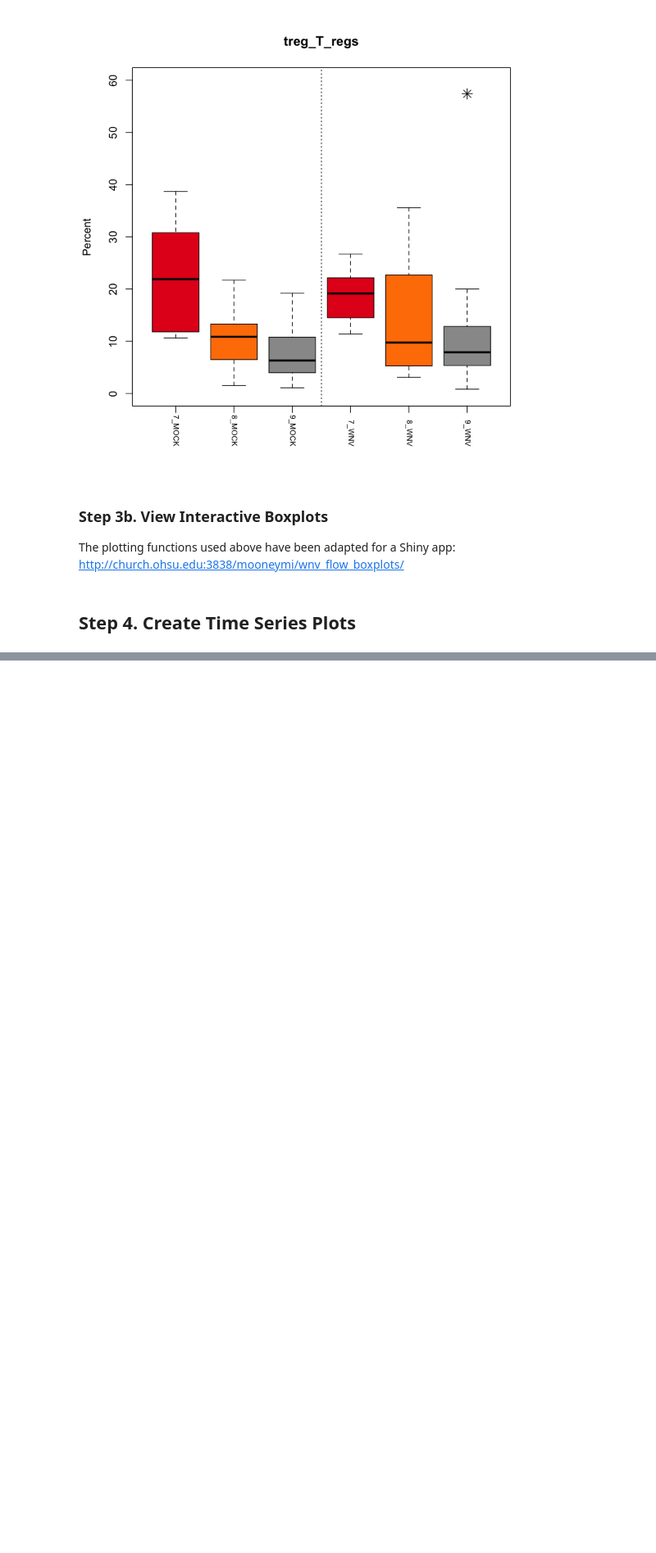
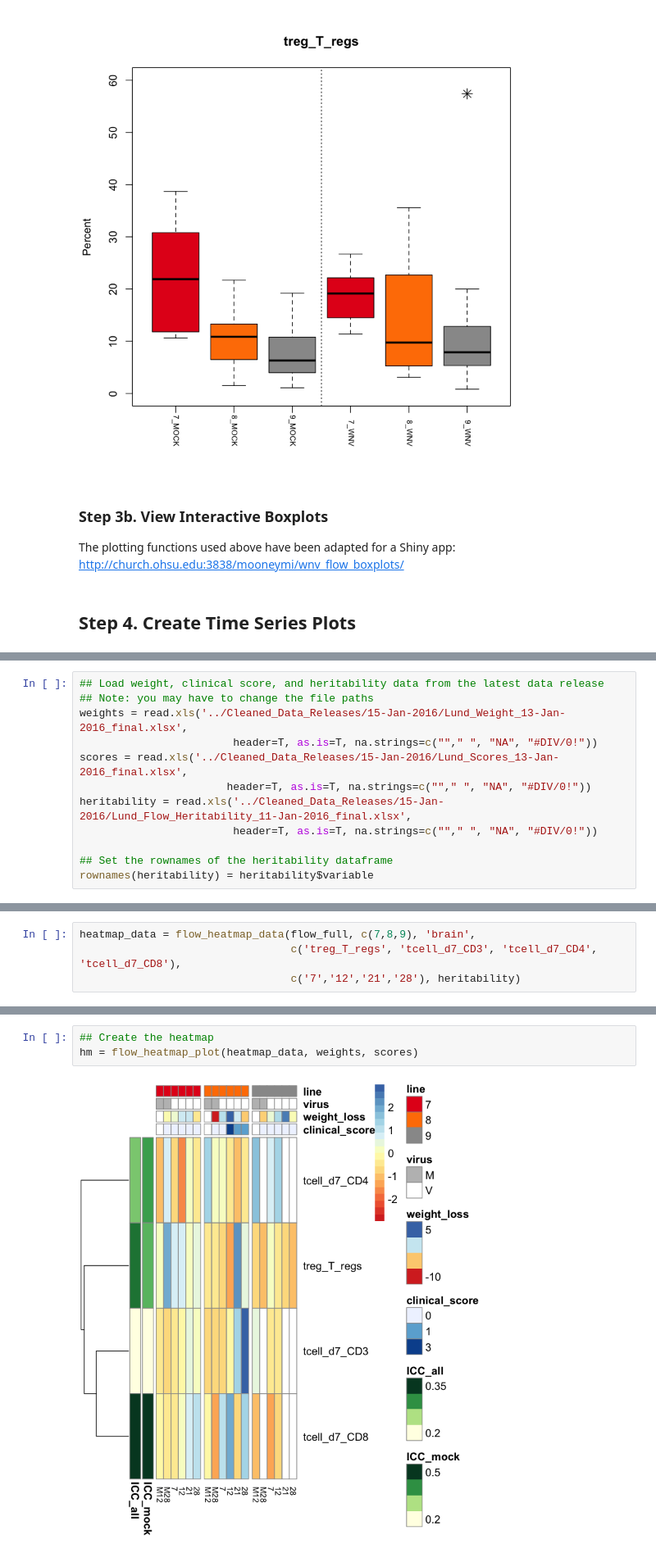
Before and after one commit to mooneymi/jupyter_notebooks, a Jupyter notebook: r/SIG/SIG_WNV_Flow_Data_Plotting.ipynb, the cells around one changed output, grey strips where cells are left out. Shown at 82% size. Cells and saved outputs as stored; diff of their text form; blank space fills up the shorter version.

```diff
--- a/r/SIG/SIG_WNV_Flow_Data_Plotting.ipynb
+++ b/r/SIG/SIG_WNV_Flow_Data_Plotting.ipynb
@@ -57,0 +145,12 @@ The plotting functions used above have been adapted for a Shiny app: [http://chu
+# %%
+## Load weight, clinical score, and heritability data from the latest data release
+## Note: you may have to change the file paths
+weights = read.xls('../Cleaned_Data_Releases/15-Jan-2016/Lund_Weight_13-Jan-2016_final.xlsx',
+                        header=T, as.is=T, na.strings=c(""," ", "NA", "#DIV/0!"))
+scores = read.xls('../Cleaned_Data_Releases/15-Jan-2016/Lund_Scores_13-Jan-2016_final.xlsx',
+                       header=T, as.is=T, na.strings=c(""," ", "NA", "#DIV/0!"))
+heritability = read.xls('../Cleaned_Data_Releases/15-Jan-2016/Lund_Flow_Heritability_11-Jan-2016_final.xlsx',
+                        header=T, as.is=T, na.strings=c(""," ", "NA", "#DIV/0!"))
+
+## Set the rownames of the heritability dataframe
+rownames(heritability) = heritability$variable
@@ -57,0 +177,4 @@ The plotting functions used above have been adapted for a Shiny app: [http://chu
+# %%
+heatmap_data = flow_heatmap_data(flow_full, c(7,8,9), 'brain',
+                                 c('treg_T_regs', 'tcell_d7_CD3', 'tcell_d7_CD4', 'tcell_d7_CD8'),
+                                 c('7','12','21','28'), heritability)
@@ -57,0 +199,5 @@ The plotting functions used above have been adapted for a Shiny app: [http://chu
+# %%
+## Create the heatmap
+hm = flow_heatmap_plot(heatmap_data, weights, scores)
+# %% [output]
+[figure, added]
```
Also changed, not shown: parts of 21 cells of this notebook, 5 other files.
